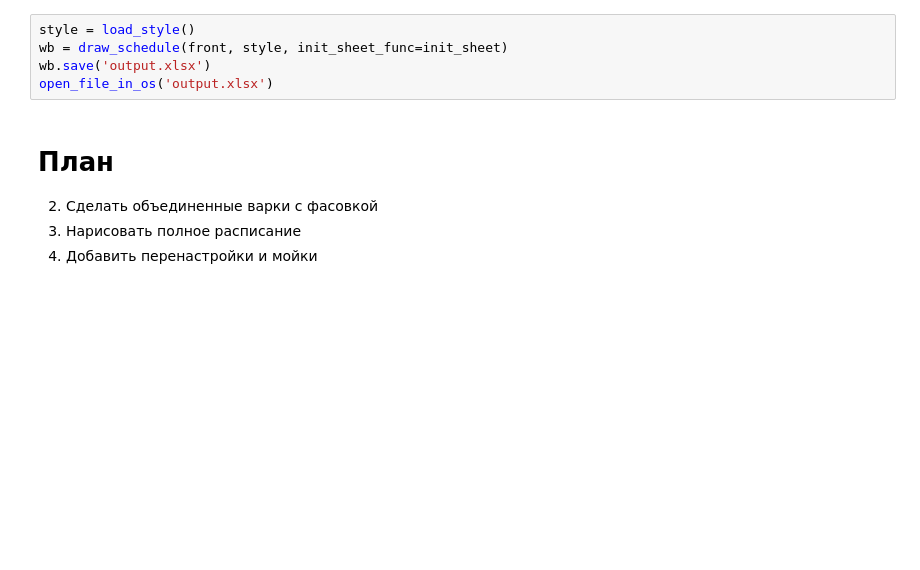
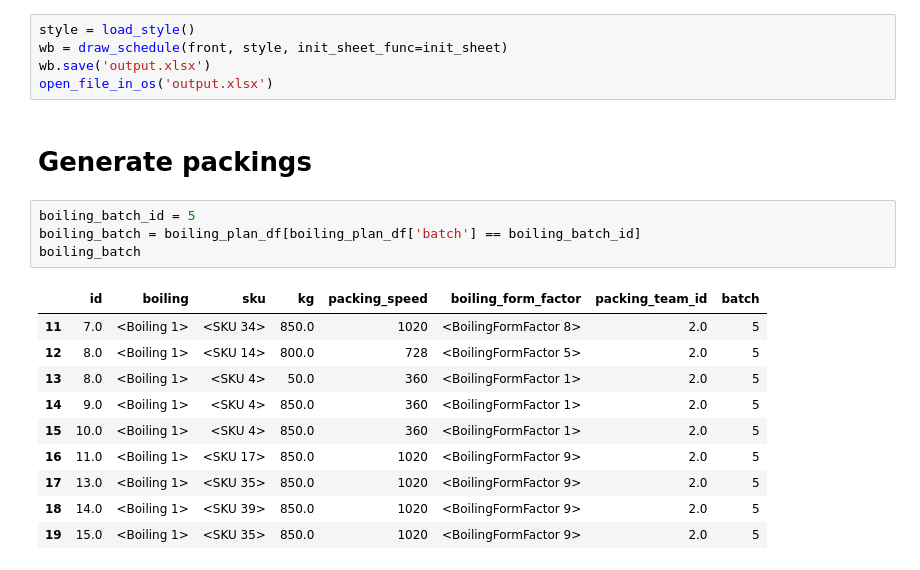
Before and after one commit to nkrokhmal/umalat, a Jupyter notebook: research/akadaner/2020.20.12 algo clean.ipynb, the cells around one changed output. Cells and saved outputs as stored; diff of their text form; blank space fills up the shorter version.

```diff
--- a/research/akadaner/2020.20.12 algo clean.ipynb
+++ b/research/akadaner/2020.20.12 algo clean.ipynb
@@ -294,8 +315,20 @@ style = load_style()
 wb = draw_schedule(front, style, init_sheet_func=init_sheet)
 wb.save('output.xlsx')
 open_file_in_os('output.xlsx')
-# %% [markdown]
-# План
-2. Сделать объединенные варки с фасовкой
-3. Нарисовать полное расписание
-4. Добавить перенастройки и мойки
+# %% [markdown]
+# Generate packings
+# %%
+boiling_batch_id = 5
+boiling_batch = boiling_plan_df[boiling_plan_df['batch'] == boiling_batch_id]
+boiling_batch
+# %% [output]
+|  | id | boiling | sku | kg | packing_speed | boiling_form_factor | packing_team_id | batch |
+| 11 | 7.0 | <Boiling 1> | <SKU 34> | 850.0 | 1020 | <BoilingFormFactor 8> | 2.0 | 5 |
+| 12 | 8.0 | <Boiling 1> | <SKU 14> | 800.0 | 728 | <BoilingFormFactor 5> | 2.0 | 5 |
+| 13 | 8.0 | <Boiling 1> | <SKU 4> | 50.0 | 360 | <BoilingFormFactor 1> | 2.0 | 5 |
+| 14 | 9.0 | <Boiling 1> | <SKU 4> | 850.0 | 360 | <BoilingFormFactor 1> | 2.0 | 5 |
+| 15 | 10.0 | <Boiling 1> | <SKU 4> | 850.0 | 360 | <BoilingFormFactor 1> | 2.0 | 5 |
+| 16 | 11.0 | <Boiling 1> | <SKU 17> | 850.0 | 1020 | <BoilingFormFactor 9> | 2.0 | 5 |
+| 17 | 13.0 | <Boiling 1> | <SKU 35> | 850.0 | 1020 | <BoilingFormFactor 9> | 2.0 | 5 |
+| 18 | 14.0 | <Boiling 1> | <SKU 39> | 850.0 | 1020 | <BoilingFormFactor 9> | 2.0 | 5 |
+| 19 | 15.0 | <Boiling 1> | <SKU 35> | 850.0 | 1020 | <BoilingFormFactor 9> | 2.0 | 5 |
```
Also changed, not shown: parts of 14 cells of this notebook.
